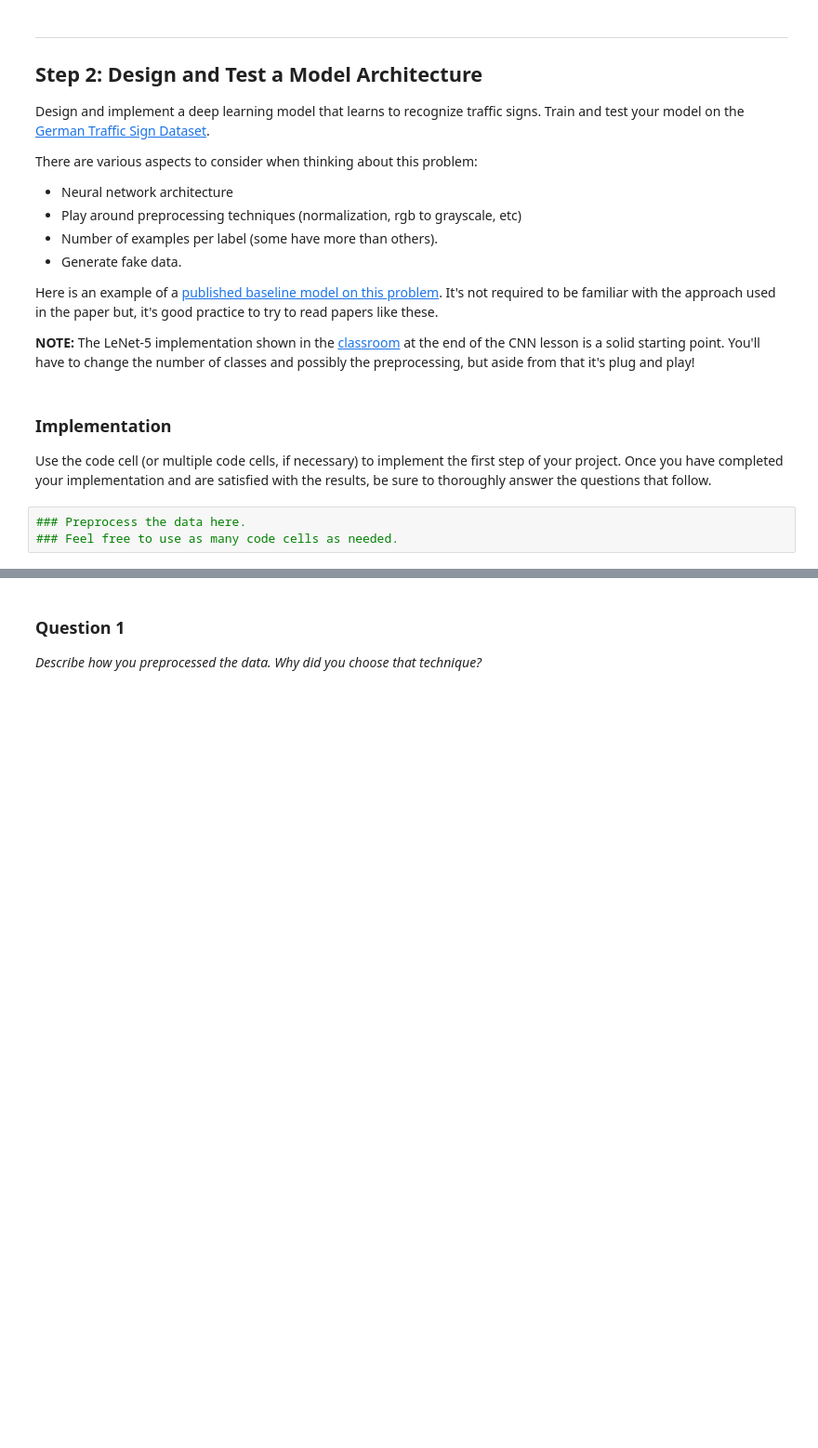
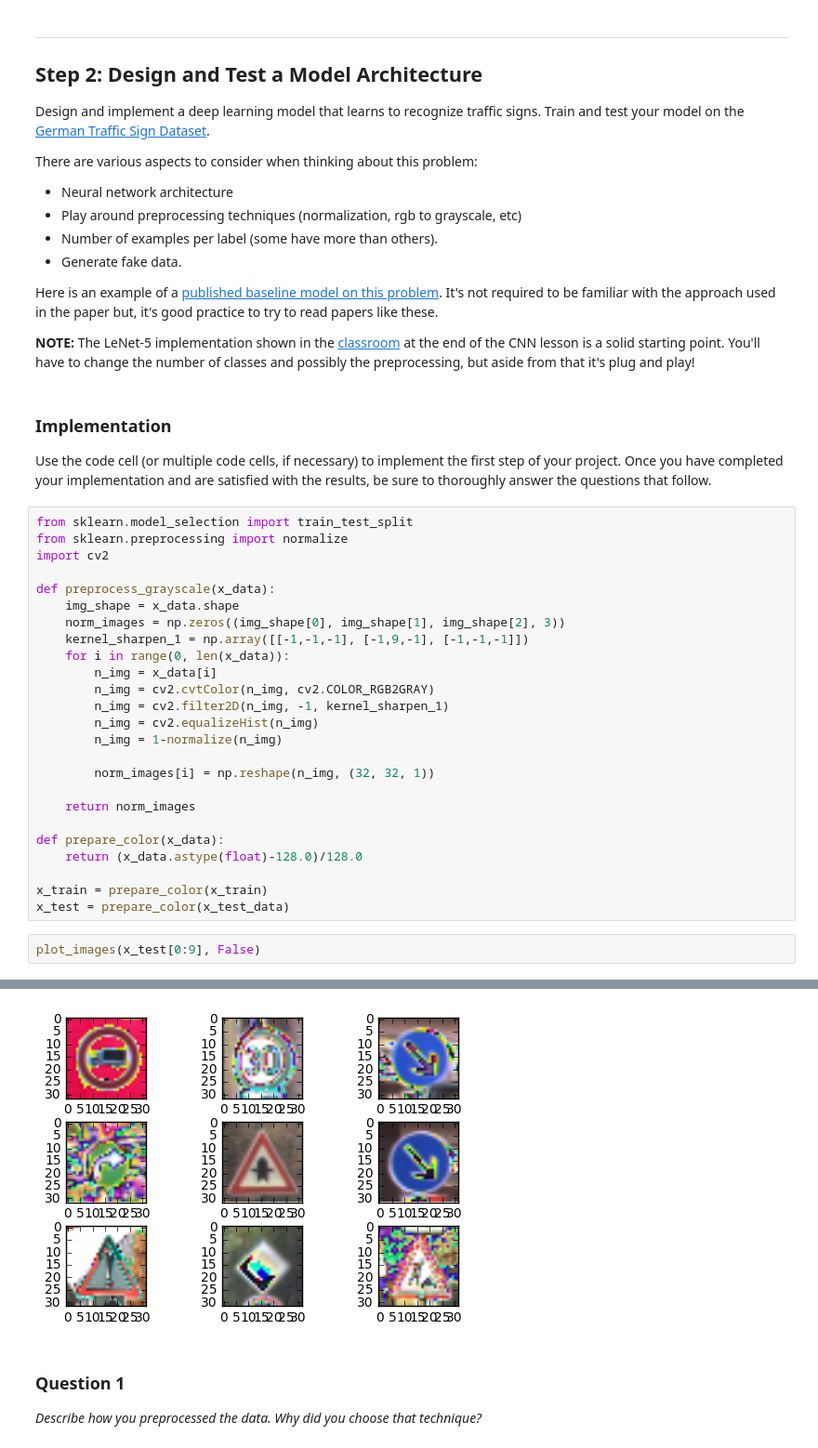
Before and after one commit to tadasdanielius/CarND-Traffic-Sign-Classifier-Project, a Jupyter notebook: Traffic_Sign_Classifier.ipynb, the cells around one changed output, grey strips where cells are left out. Shown: that part at 93% size. Saved outputs shown, nothing was run; the diff lists cells and outputs as text; blank space fills up the shorter version.

```diff
--- a/Traffic_Sign_Classifier.ipynb
+++ b/Traffic_Sign_Classifier.ipynb
@@ -118,6 +110,31 @@ Here is an example of a [published baseline model on this problem](http://yann.l
 ### Implementation
 
 Use the code cell (or multiple code cells, if necessary) to implement the first step of your project. Once you have completed your implementation and are satisfied with the results, be sure to thoroughly answer the questions that follow.
-# %%
-### Preprocess the data here.
-### Feel free to use as many code cells as needed.
+# %%
+from sklearn.model_selection import train_test_split
+from sklearn.preprocessing import normalize
+import cv2
+
+def preprocess_grayscale(x_data):
+    img_shape = x_data.shape
+    norm_images = np.zeros((img_shape[0], img_shape[1], img_shape[2], 3))
+    kernel_sharpen_1 = np.array([[-1,-1,-1], [-1,9,-1], [-1,-1,-1]])
+    for i in range(0, len(x_data)):
+        n_img = x_data[i]
+        n_img = cv2.cvtColor(n_img, cv2.COLOR_RGB2GRAY)
+        n_img = cv2.filter2D(n_img, -1, kernel_sharpen_1)
+        n_img = cv2.equalizeHist(n_img)
+        n_img = 1-normalize(n_img)
+
+        norm_images[i] = np.reshape(n_img, (32, 32, 1))
+
+    return norm_images
+
+def prepare_color(x_data):
+    return (x_data.astype(float)-128.0)/128.0
+
+x_train = prepare_color(x_train)
+x_test = prepare_color(x_test_data)
+# %%
+plot_images(x_test[0:9], False)
+# %% [output]
@@ -124,3 +142,4 @@ Use the code cell (or multiple code cells, if necessary) to implement the first
+[figure, added]
 # %% [markdown]
 ### Question 1
 
```
Also changed, not shown: parts of 40 cells of this notebook, 33 other files.
